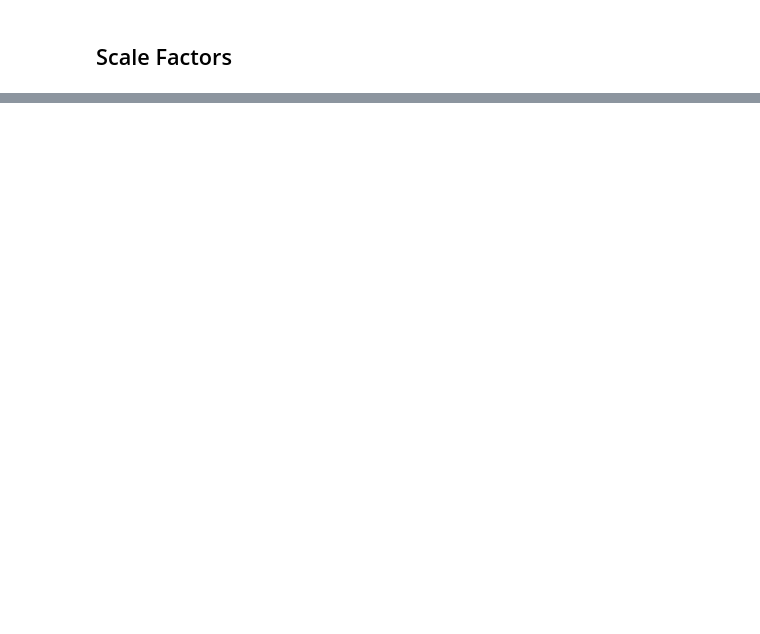
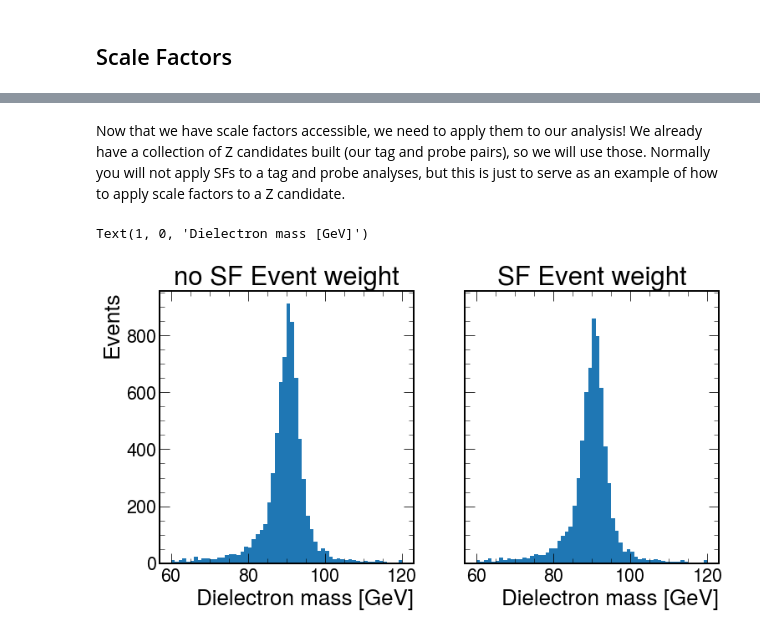
Before and after one commit to FNALLPC/egamma-hats, a Jupyter notebook: exercise.ipynb, the cells around one changed output, grey strips where cells are left out. Saved outputs shown, nothing was run; the diff lists cells and outputs as text; code cells hidden in the pictures; blank space fills up the shorter version.

```diff
--- a/exercise.ipynb
+++ b/exercise.ipynb
@@ -612,3 +615,4 @@ import gzip
 # %%
-with gzip.open("/cvmfs/cms.cern.ch/rsync/cms-nanoAOD/jsonpog-integration/POG/EGM/2018_UL/electron.json.gz", mode="rb") as f:
-    sfjson = json.loads(f.read().decode("ascii"))#does not work, loses named structure
+from correctionlib import CorrectionSet
+
+evaluator = CorrectionSet.from_file("/cvmfs/cms.cern.ch/rsync/cms-nanoAOD/jsonpog-integration/POG/EGM/2018_UL/electron.json.gz")
@@ -640,0 +619,24 @@ Invoked with: {'schema_version': 2, 'description': 'These are the electron ID Sc
+# %% [markdown]
+Now that we have scale factors accessible, we need to apply them to our analysis! We already have a collection of Z candidates built (our tag and probe pairs), so we will use those. Normally you will not apply SFs to a tag and probe analyses, but this is just to serve as an example of how to apply scale factors to a Z candidate.
+# %%
+#Get the ID scale factor for each electron in the pair
+sfel1 = evaluator["UL-Electron-ID-SF"].evaluate("2018","sf","Tight",zcands.tag.eta,zcands.tag.pt)
+sfel2 = evaluator["UL-Electron-ID-SF"].evaluate("2018","sf","Loose",zcands.probe.eta,zcands.probe.pt)
+
+sftot = sfel1*sfel2
+
+#Apply the weights to the 'Good probes' Z mass peak
+fig, (axunw, axw) = plt.subplots(1, 2, sharey=True, figsize=(12, 6))
+mbins = np.linspace(60, 120, 61)
+
+axunw.hist(mass[goodprobe], bins=mbins)
+axunw.set_title('no SF Event weight')
+axunw.set_ylabel('Events')
+axunw.set_xlabel('Dielectron mass [GeV]')
+
+axw.hist(mass[goodprobe], bins=mbins, weights=sftot[goodprobe])
+axw.set_title('SF Event weight')
+axw.set_xlabel('Dielectron mass [GeV]')
+# %% [output]
+Text(1, 0, 'Dielectron mass [GeV]')
+[figure, added]
```
Also changed, not shown: parts of 9 cells of this notebook.
